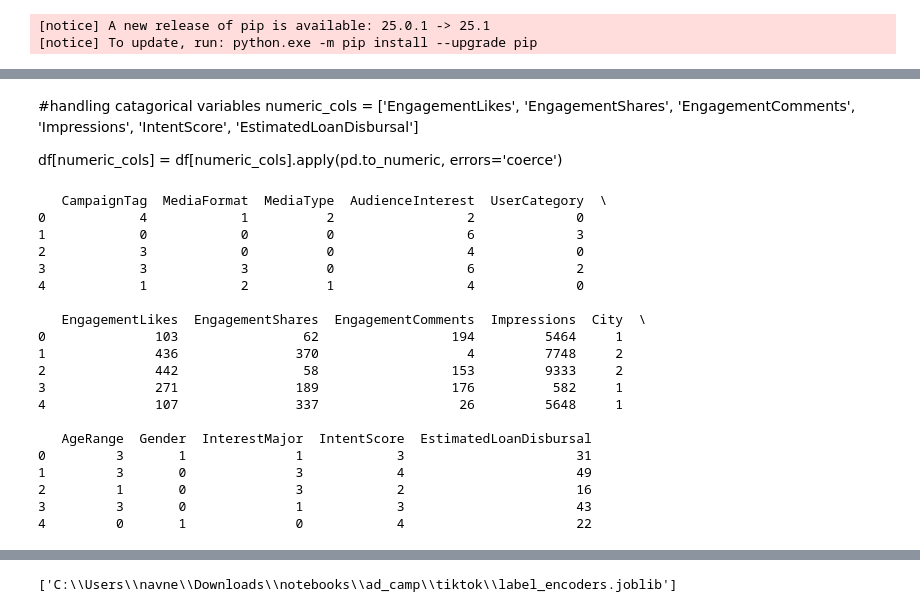
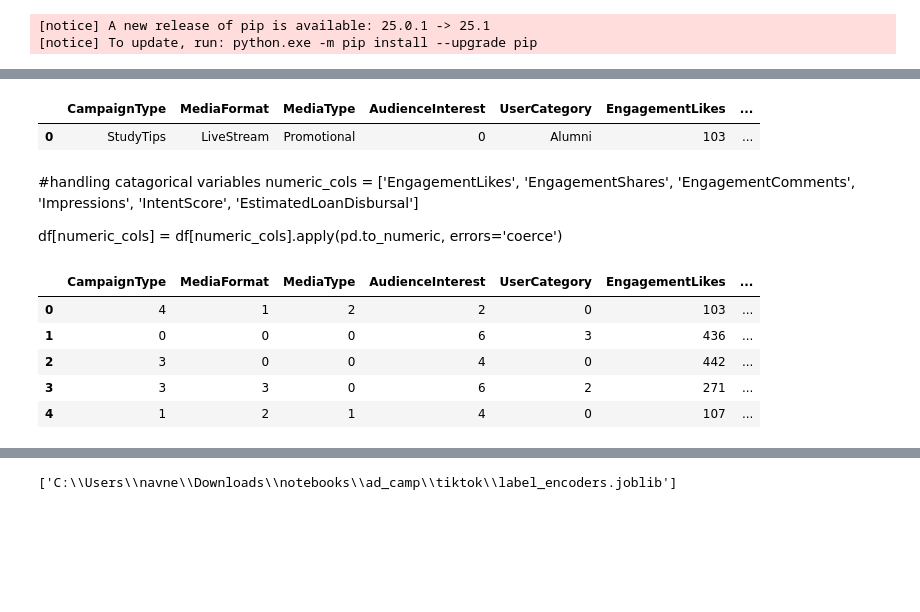
Before and after one commit to elitemomentum/ad_camp_performance_tiktok, a Jupyter notebook: tiktok.ipynb, the cells around one changed output, grey strips where cells are left out. Drawn from its saved outputs; the diff is of its cells as text; code cells hidden in the pictures; blank space fills up the shorter version.

```diff
--- a/tiktok.ipynb
+++ b/tiktok.ipynb
@@ -91,3 +102,8 @@ df.dropna(inplace=True)
+# %%
+df.head(1)
+# %% [output]
+|  | CampaignType | MediaFormat | MediaType | AudienceInterest | UserCategory | EngagementLikes | ... |
+| 0 | StudyTips | LiveStream | Promotional | 0 | Alumni | 103 | ... |
 # %% [markdown]
 #handling catagorical variables
 numeric_cols = ['EngagementLikes', 'EngagementShares', 'EngagementComments',
@@ -97,40 +113,26 @@ df[numeric_cols] = df[numeric_cols].apply(pd.to_numeric, errors='coerce')
 # %%
 from sklearn.preprocessing import LabelEncoder
 
 # Columns to encode
-categorical_columns = ['CampaignTag', 'MediaFormat', 'MediaType', 'AudienceInterest',
+categorical_columns = ['CampaignType', 'MediaFormat', 'MediaType', 'AudienceInterest',
                        'UserCategory', 'City', 'AgeRange', 'Gender', 'InterestMajor']
 
 # Initialize label encoders
 label_encoders = {col: LabelEncoder() for col in categorical_columns}
 
 # Apply label encoding to each categorical column
 for col, le in label_encoders.items():
     df[col] = le.fit_transform(df[col])
 
 # Check the encoded data
-print(df.head())
+df.head()
 # %% [output]
-   CampaignTag  MediaFormat  MediaType  AudienceInterest  UserCategory  \
-0            4            1          2                 2             0
-1            0            0          0                 6             3
-2            3            0          0                 4             0
-3            3            3          0                 6             2
-4            1            2          1                 4             0
-
-   EngagementLikes  EngagementShares  EngagementComments  Impressions  City  \
-0              103                62                 194         5464     1
-1              436               370                   4         7748     2
-2              442                58                 153         9333     2
-3              271               189                 176          582     1
-4              107               337                  26         5648     1
-
-   AgeRange  Gender  InterestMajor  IntentScore  EstimatedLoanDisbursal
-0         3       1              1            3                      31
-1         3       0              3            4                      49
-2         1       0              3            2                      16
-3         3       0              1            3                      43
-4         0       1              0            4                      22
+|  | CampaignType | MediaFormat | MediaType | AudienceInterest | UserCategory | EngagementLikes | ... |
+| 0 | 4 | 1 | 2 | 2 | 0 | 103 | ... |
+| 1 | 0 | 0 | 0 | 6 | 3 | 436 | ... |
+| 2 | 3 | 0 | 0 | 4 | 0 | 442 | ... |
+| 3 | 3 | 3 | 0 | 6 | 2 | 271 | ... |
+| 4 | 1 | 2 | 1 | 4 | 0 | 107 | ... |
 # %%
 print(df.columns)
 # %% [output]
```
Also changed, not shown: parts of 19 cells of this notebook, 4 other files.
